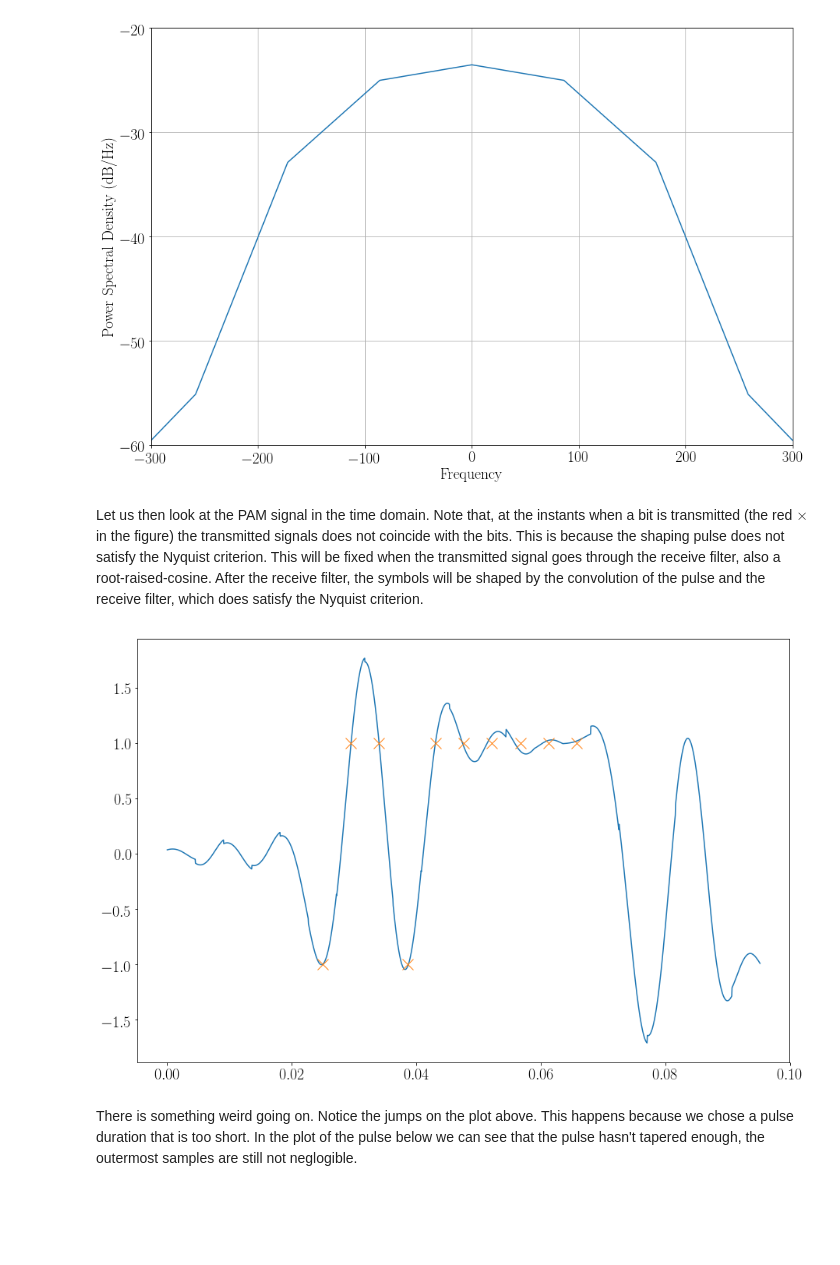
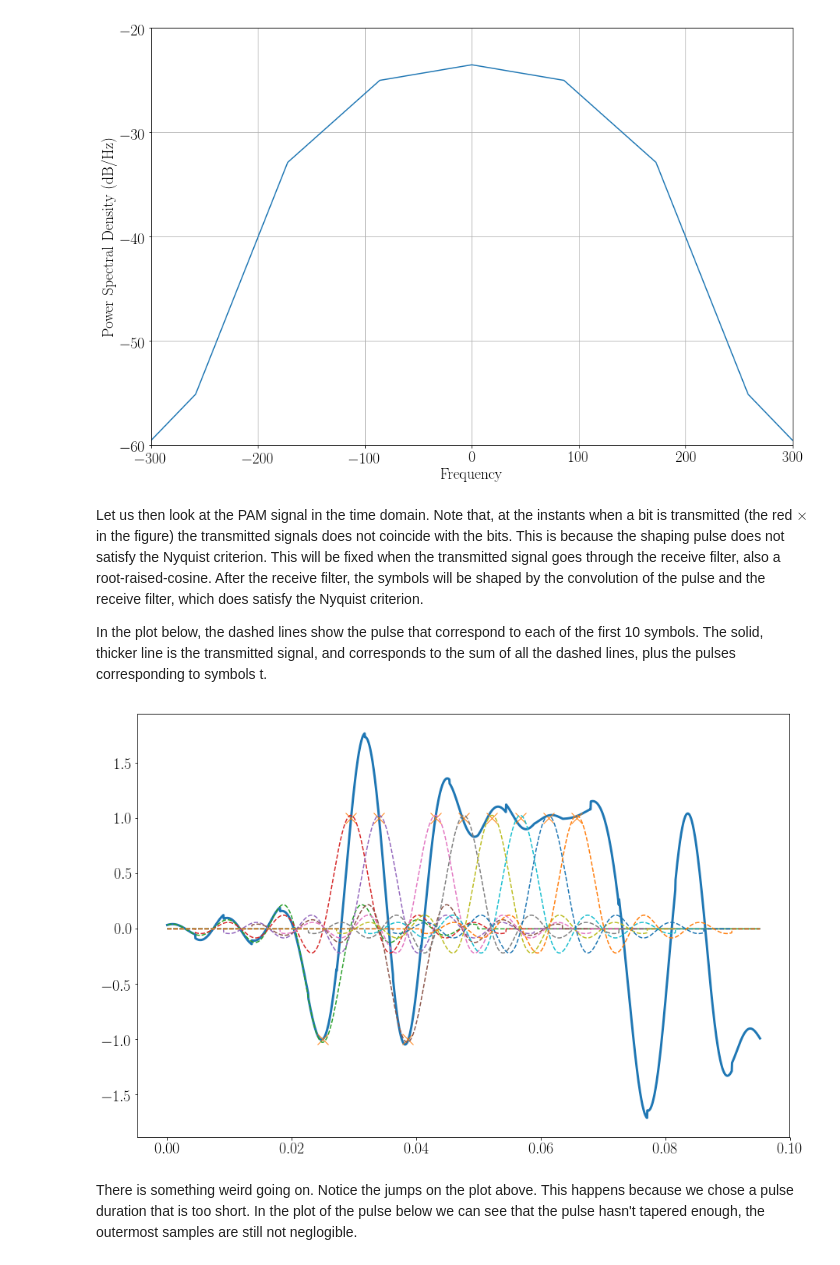
Before and after one commit to rrlopes/Telecommunications, a Jupyter notebook: TX_baseband_detailed.ipynb, the cells around one changed output. Saved outputs shown, nothing was run; the diff lists cells and outputs as text; code cells hidden in the pictures; blank space fills up the shorter version.

```diff
--- a/TX_baseband_detailed.ipynb
+++ b/TX_baseband_detailed.ipynb
@@ -118,16 +118,21 @@ plt.show()
 [figure]
 # %% [markdown]
 Let us then look at the PAM signal in the time domain. Note that, at the instants when a bit is transmitted (the red $\times$ in the figure) the transmitted signals does not coincide with the bits. This is because the shaping pulse does not satisfy the Nyquist criterion. This will be fixed when the transmitted signal goes through the receive filter, also a root-raised-cosine. After the receive filter, the symbols will be shaped by the convolution of the pulse and the receive filter, which does satisfy the Nyquist criterion.
+
+In the plot below, the dashed lines show the pulse that correspond to each of the first 10 symbols. The solid, thicker line is the transmitted signal, and corresponds to the sum of all the dashed lines, plus the pulses corresponding to symbols t.
 # %%
 Nbits_show = 10
 Nsamples_show = Nbits_show*upsample + pulse.size
 t = np.arange(Nsamples_show)/fs
-plt.plot(t[:Nsamples_show],PAM[:Nsamples_show])
+plt.plot(t[:Nsamples_show],PAM[:Nsamples_show],linewidth = 3)
 Tbit = np.arange(Nbits_show)/Rb + pulse.size/fs/2
 plt.plot(Tbit,bit[:Nbits_show],'x',markersize = 14);
-#plt.savefig('OOK.png')
+for ii in range(Nbits_show):
+    teste = np.zeros(Nsamples_show)
+    teste[ii*upsample] = bit[ii]
+    plt.plot(t,np.convolve(teste,pulse)[:Nsamples_show],'--')
 # %% [output]
-[figure, old version]
+[figure, new version]
 # %% [markdown]
 There is something weird going on. Notice the jumps on the plot above. This happens because we chose a pulse duration that is too short. In the plot of the pulse below we can see that the pulse hasn't tapered enough, the outermost samples are still not neglogible.
 # %%
```
